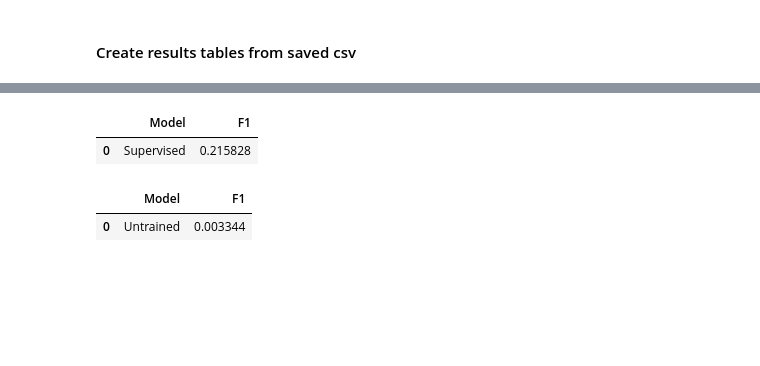
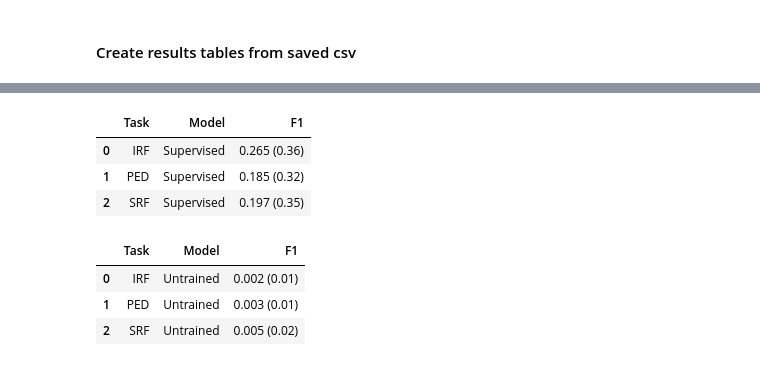
Before and after one commit to moritsih/OPTIMA_SeminarPractical, a Jupyter notebook: practical/main.ipynb, the cells around one changed output, grey strips where cells are left out. Cells and saved outputs as stored; diff of their text form; code cells hidden in the pictures; blank space fills up the shorter version.

```diff
--- a/practical/main.ipynb
+++ b/practical/main.ipynb
@@ -314,21 +374,37 @@ result.loc[result["Task"] == "SRD", "Task"] = "SRF"
 # %%
-untrained = result[result["Model"] == "Supervised"]
-untrained = untrained.groupby(["Task", "Model"]).mean().reset_index()
+orig = result[result["Model"] == "Supervised"]
+x = orig.groupby(["Task", "Model"]).mean().reset_index()
+y = orig.groupby(["Task", "Model"]).std().reset_index()
+
 # only get columns Task, Model and F1
-untrained = untrained[["Task", "Model", "F1"]]
-untrained = untrained.groupby(["Model"]).mean(numeric_only=True).reset_index()
-untrained
+y = y[["Task", "Model", "F1"]]
+x = x[["Task", "Model", "F1"]]
+#x = x.groupby(["Model"]).mean(numeric_only=True).reset_index()
+
+# combine F1 column of x and y like "x (y)"
+x["F1"] = x["F1"].round(3).astype(str) + " (" + y["F1"].round(2).astype(str) + ")"
+x
 # %% [output]
-|  | Model | F1 |
-| 0 | Supervised | 0.215828 |
+|  | Task | Model | F1 |
+| 0 | IRF | Supervised | 0.265 (0.36) |
+| 1 | PED | Supervised | 0.185 (0.32) |
+| 2 | SRF | Supervised | 0.197 (0.35) |
 # %%
-untrained = result[result["Model"] == "Untrained"]
-untrained = untrained.groupby(["Task", "Model"]).mean().reset_index()
+orig = result[result["Model"] == "Untrained"]
+x = orig.groupby(["Task", "Model"]).mean().reset_index()
+y = orig.groupby(["Task", "Model"]).std().reset_index()
+
 # only get columns Task, Model and F1
-untrained = untrained[["Task", "Model", "F1"]]
-untrained = untrained.groupby(["Model"]).mean(numeric_only=True).reset_index()
-untrained
+y = y[["Task", "Model", "F1"]]
+x = x[["Task", "Model", "F1"]]
+#x = x.groupby(["Model"]).mean(numeric_only=True).reset_index()
+
+# combine F1 column of x and y like "x (y)"
+x["F1"] = x["F1"].round(3).astype(str) + " (" + y["F1"].round(2).astype(str) + ")"
+x
 # %% [output]
-|  | Model | F1 |
-| 0 | Untrained | 0.003344 |
+|  | Task | Model | F1 |
+| 0 | IRF | Untrained | 0.002 (0.01) |
+| 1 | PED | Untrained | 0.003 (0.01) |
+| 2 | SRF | Untrained | 0.005 (0.02) |
 # %%
```
Also changed, not shown: parts of 10 cells of this notebook, 1 other file.
